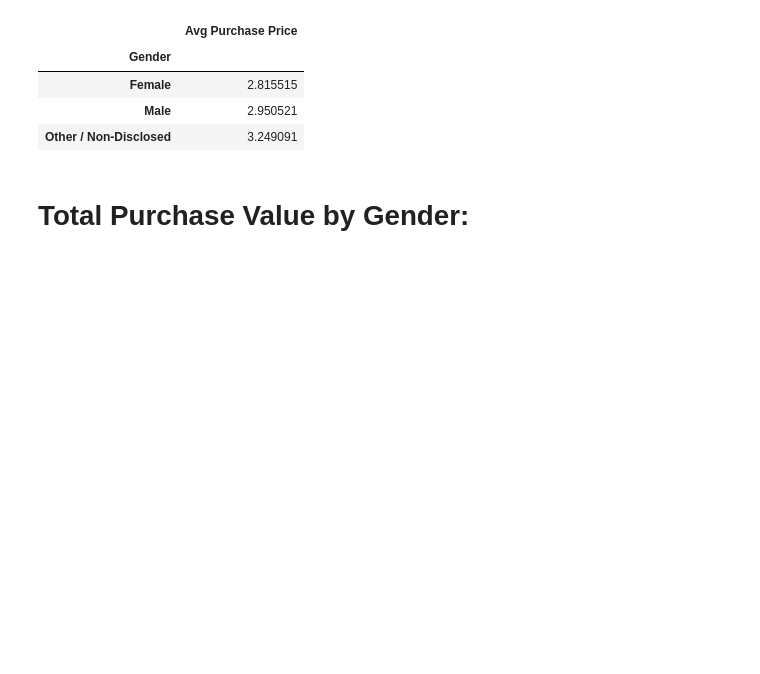
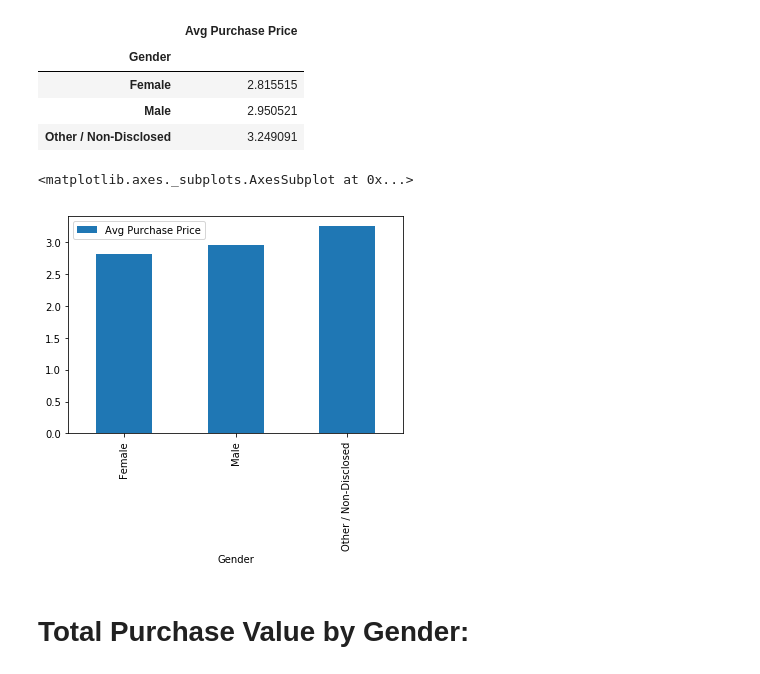
Before and after one commit to jgroth1/Pandas_data_Analysis, a Jupyter notebook: HeroesOfPymoli/Heroes_of_Pymoli_Analysis.ipynb, the cells around one changed output. Saved outputs shown, nothing was run; the diff lists cells and outputs as text; code cells hidden in the pictures; blank space fills up the shorter version.

```diff
--- a/HeroesOfPymoli/Heroes_of_Pymoli_Analysis.ipynb
+++ b/HeroesOfPymoli/Heroes_of_Pymoli_Analysis.ipynb
@@ -104,6 +120,11 @@ avg_price_df
 | Female | 2.815515 |
 | Male | 2.950521 |
 | Other / Non-Disclosed | 3.249091 |
+# %%
+avg_price_df.plot.bar()
+# %% [output]
+<matplotlib.axes._subplots.AxesSubplot at 0x...>
+[figure, added]
 # %% [markdown]
 # Total Purchase Value by Gender:
 # %%
```
Also changed, not shown: parts of 10 cells of this notebook.
